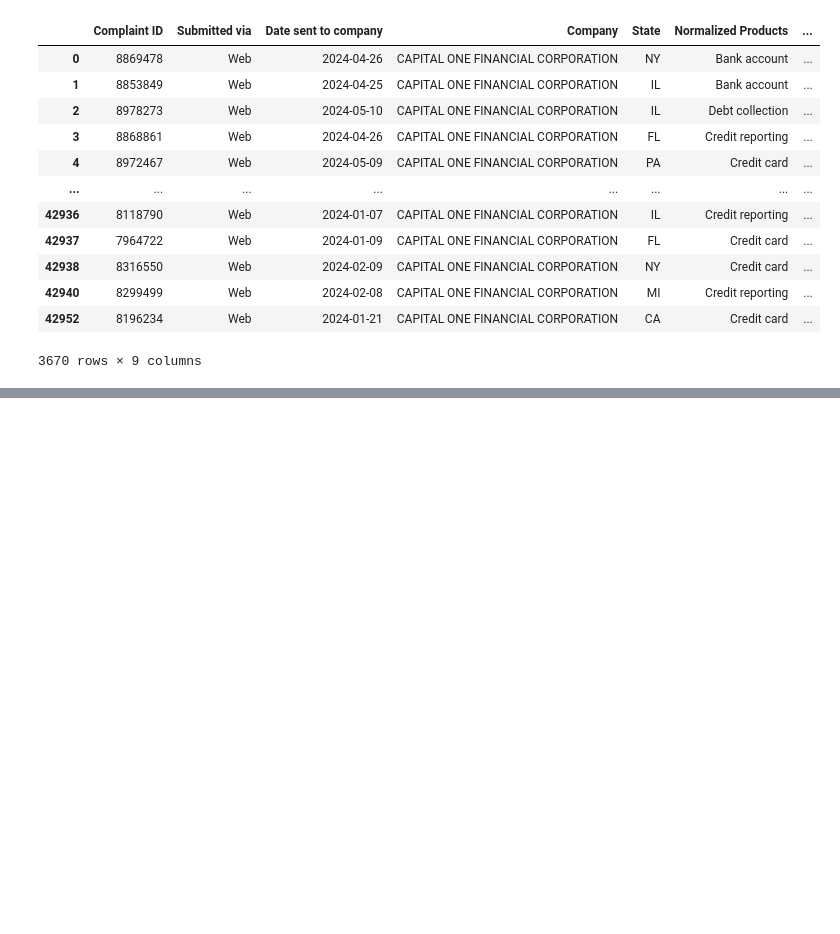
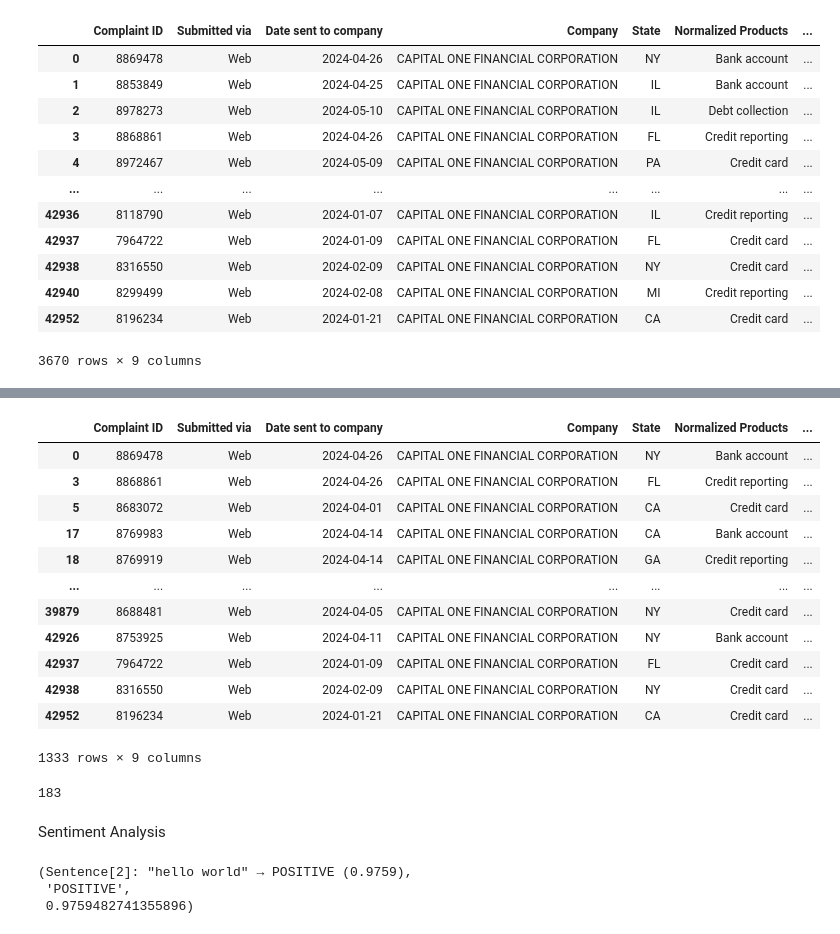
Before and after one commit to anlu5/Portfolio, a Jupyter notebook: capital_one_sentiment_analysis.ipynb, the cells around one changed output, grey strips where cells are left out. Cells and saved outputs as stored; diff of their text form; code cells hidden in the pictures; blank space fills up the shorter version.

```diff
--- a/capital_one_sentiment_analysis.ipynb
+++ b/capital_one_sentiment_analysis.ipynb
@@ -351,0 +318,23 @@ plt.show()
+# %%
+top_state = co_2024[co_2024['State'].isin(['FL', 'CA', 'NY', 'GA'])]
+top_state
+# %% [output]
+|  | Complaint ID | Submitted via | Date sent to company | Company | State | Normalized Products | ... |
+| 0 | 8869478 | Web | 2024-04-26 | CAPITAL ONE FINANCIAL CORPORATION | NY | Bank account | ... |
+| 3 | 8868861 | Web | 2024-04-26 | CAPITAL ONE FINANCIAL CORPORATION | FL | Credit reporting | ... |
+| 5 | 8683072 | Web | 2024-04-01 | CAPITAL ONE FINANCIAL CORPORATION | CA | Credit card | ... |
+| 17 | 8769983 | Web | 2024-04-14 | CAPITAL ONE FINANCIAL CORPORATION | CA | Bank account | ... |
+| 18 | 8769919 | Web | 2024-04-14 | CAPITAL ONE FINANCIAL CORPORATION | GA | Credit reporting | ... |
+| ... | ... | ... | ... | ... | ... | ... | ... |
+| 39879 | 8688481 | Web | 2024-04-05 | CAPITAL ONE FINANCIAL CORPORATION | NY | Credit card | ... |
+| 42926 | 8753925 | Web | 2024-04-11 | CAPITAL ONE FINANCIAL CORPORATION | NY | Bank account | ... |
+| 42937 | 7964722 | Web | 2024-01-09 | CAPITAL ONE FINANCIAL CORPORATION | FL | Credit card | ... |
+| 42938 | 8316550 | Web | 2024-02-09 | CAPITAL ONE FINANCIAL CORPORATION | NY | Credit card | ... |
+| 42952 | 8196234 | Web | 2024-01-21 | CAPITAL ONE FINANCIAL CORPORATION | CA | Credit card | ... |
+1333 rows × 9 columns
+# %%
+top_state['Normalized Issues'].isna().sum()
+# %% [output]
+183
+# %% [markdown]
+Sentiment Analysis
@@ -351,0 +351,6 @@ plt.show()
+# %%
+sample, sample.labels[0].value, sample.labels[0].score
+# %% [output]
+(Sentence[2]: "hello world" → POSITIVE (0.9759),
+ 'POSITIVE',
+ 0.9759482741355896)
```
Also changed, not shown: parts of 17 cells of this notebook.
